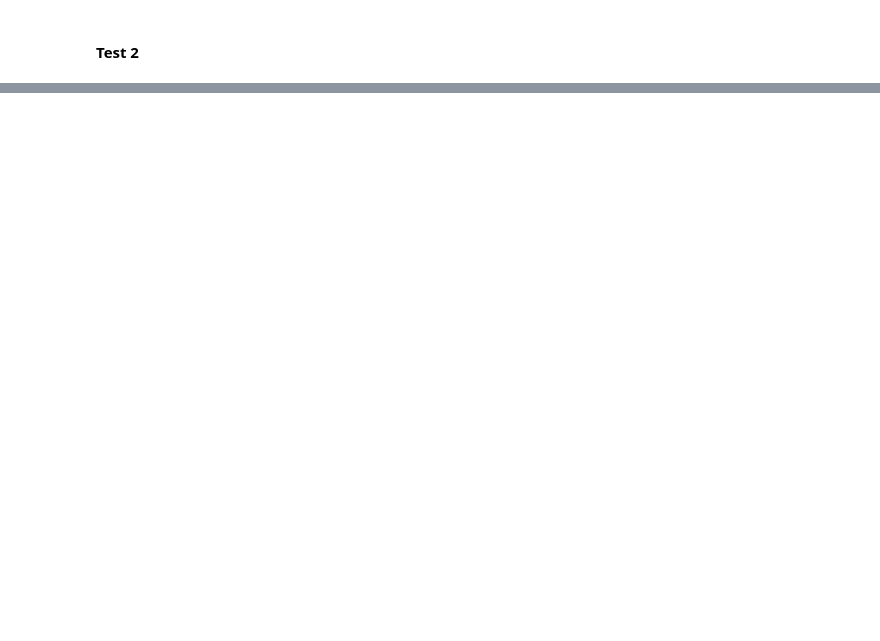
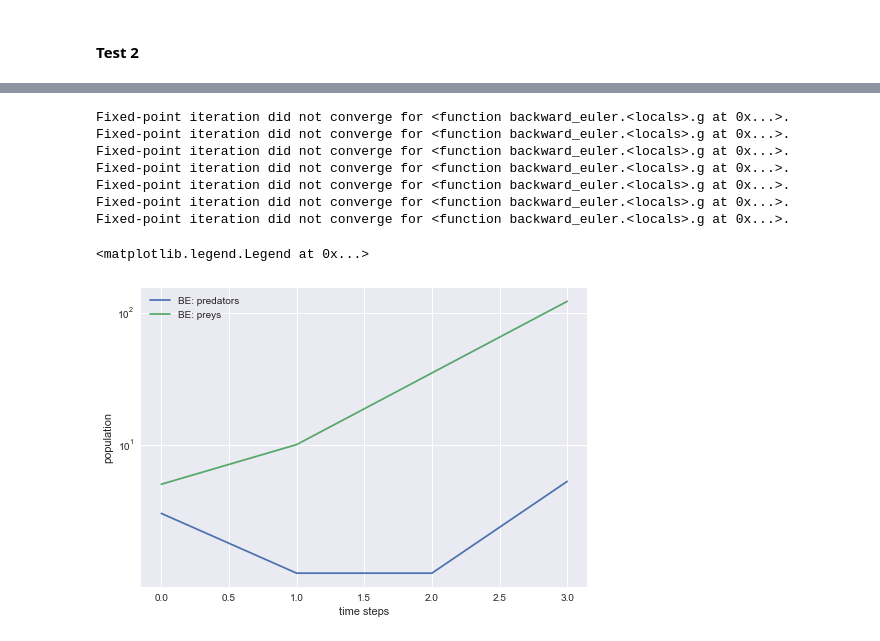
Before and after one commit to maxstollmayer/NuMeDiffG, a Jupyter notebook: Aufgabenblatt 3/Aufgabenblatt 3 Lösung.ipynb, the cells around one changed output, grey strips where cells are left out. Saved outputs shown, nothing was run; the diff lists cells and outputs as text; code cells hidden in the pictures; blank space fills up the shorter version.

```diff
--- a/Aufgabenblatt 3/Aufgabenblatt 3 Lösung.ipynb
+++ b/Aufgabenblatt 3/Aufgabenblatt 3 Lösung.ipynb
@@ -254,0 +237,19 @@ print(y2_be)
+# %%
+t2_be, y2_be = backward_euler(f2, y2_0, t2_0, t2_N, N2, tol=100)
+
+plt.plot(t2_be, y2_be[:, 0], label="BE: predators")
+plt.plot(t2_be, y2_be[:, 1], label="BE: preys")
+plt.xlabel("time steps")
+plt.ylabel("population")
+plt.yscale("symlog")
+plt.legend()
+# %% [output]
+Fixed-point iteration did not converge for <function backward_euler.<locals>.g at 0x...>.
+Fixed-point iteration did not converge for <function backward_euler.<locals>.g at 0x...>.
+Fixed-point iteration did not converge for <function backward_euler.<locals>.g at 0x...>.
+Fixed-point iteration did not converge for <function backward_euler.<locals>.g at 0x...>.
+Fixed-point iteration did not converge for <function backward_euler.<locals>.g at 0x...>.
+Fixed-point iteration did not converge for <function backward_euler.<locals>.g at 0x...>.
+Fixed-point iteration did not converge for <function backward_euler.<locals>.g at 0x...>.
+<matplotlib.legend.Legend at 0x...>
+[figure, added]
```
Also changed, not shown: parts of 5 cells of this notebook.
